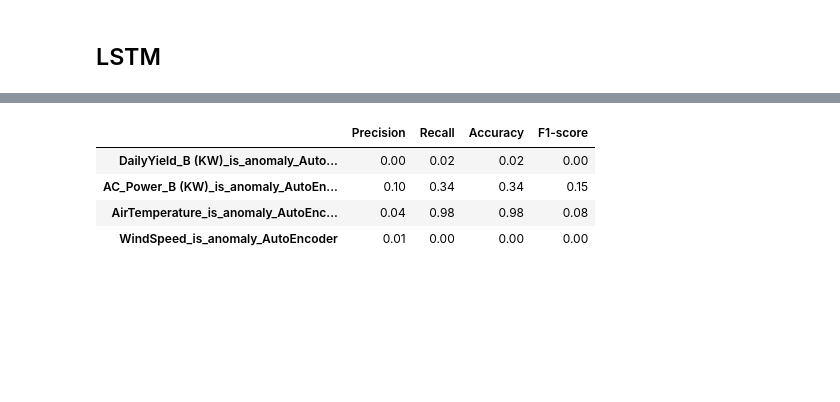
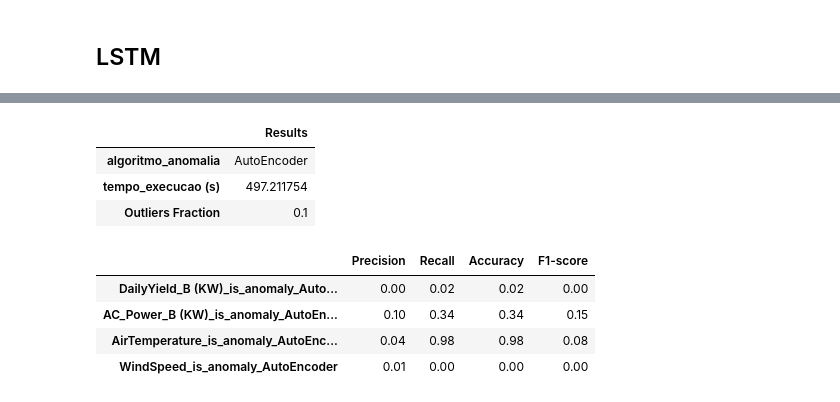
Before and after one commit to luisfernandoagottani/doctorade, a Jupyter notebook: notebooks/loanda/anomaly_detection.ipynb, the cells around one changed output, grey strips where cells are left out. Saved outputs shown, nothing was run; the diff lists cells and outputs as text; code cells hidden in the pictures; blank space fills up the shorter version.

```diff
--- a/notebooks/loanda/anomaly_detection.ipynb
+++ b/notebooks/loanda/anomaly_detection.ipynb
@@ -936,3 +1036,10 @@ Epoch 4/20
+# %%
+ml_info
+# %% [output]
+|  | Results |
+| algoritmo_anomalia | AutoEncoder |
+| tempo_execucao (s) | 497.211754 |
+| Outliers Fraction | 0.1 |
 # %%
 ml_evaluate
 # %% [output]
```
Also changed, not shown: parts of 13 cells of this notebook.
